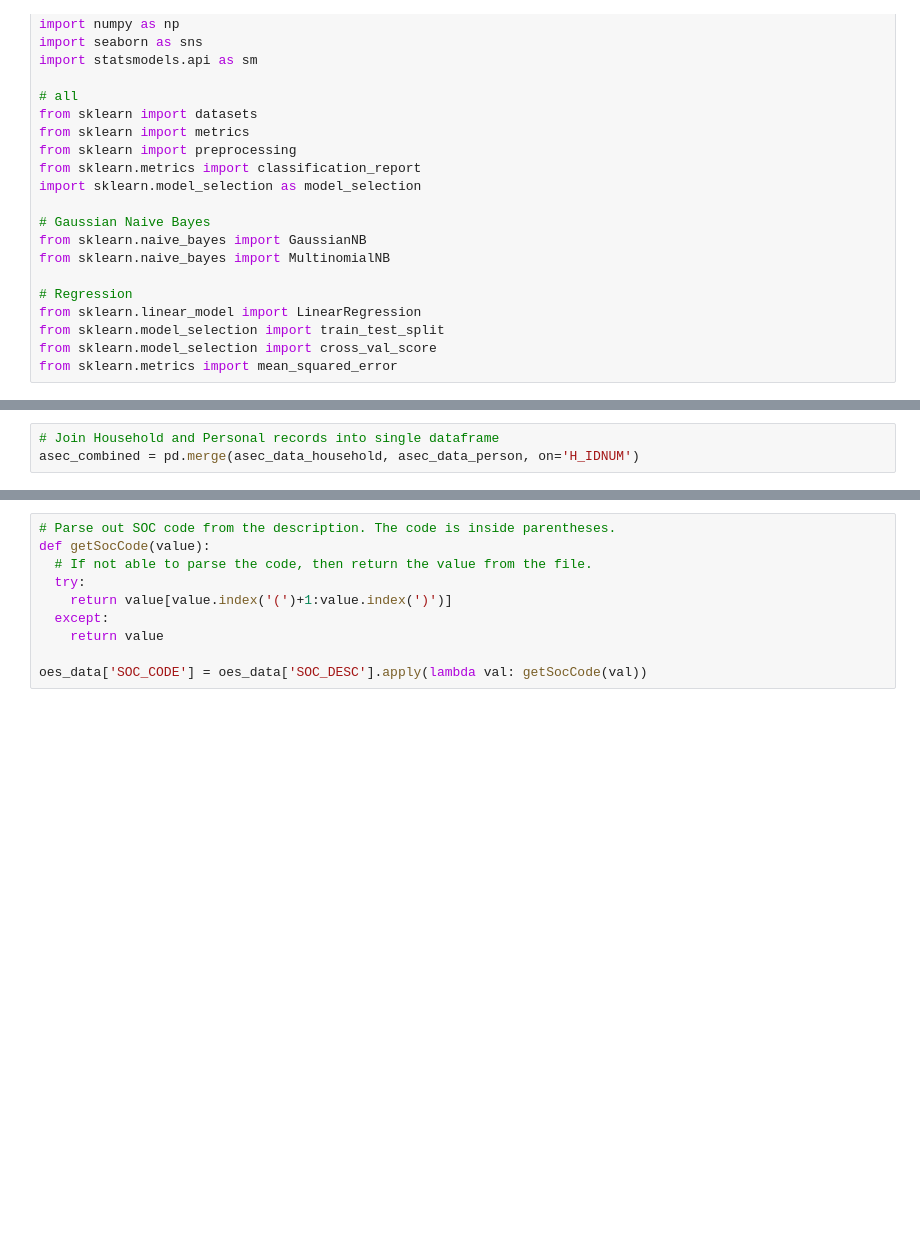
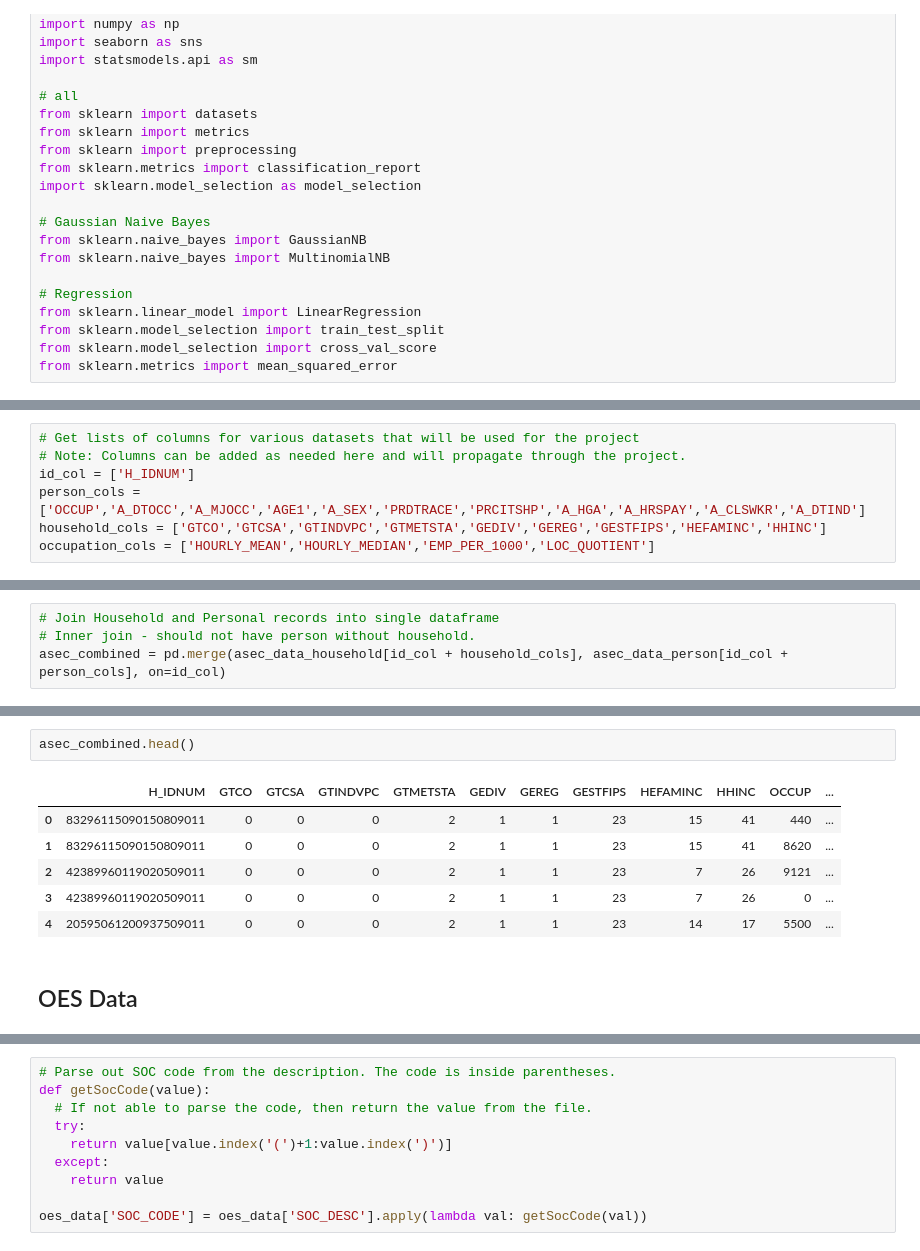
Before and after one commit to cfcastillo/DS-6-Notebooks, a Jupyter notebook: Education_Capstone_MS2.ipynb, the cells around one changed output, grey strips where cells are left out. Cells and saved outputs as stored; diff of their text form; blank space fills up the shorter version.

```diff
--- a/Education_Capstone_MS2.ipynb
+++ b/Education_Capstone_MS2.ipynb
@@ -178,0 +172,7 @@ oes_data = pd.concat(li, axis=0, ignore_index=True)
+# %%
+# Get lists of columns for various datasets that will be used for the project
+# Note: Columns can be added as needed here and will propagate through the project.
+id_col = ['H_IDNUM']
+person_cols = ['OCCUP','A_DTOCC','A_MJOCC','AGE1','A_SEX','PRDTRACE','PRCITSHP','A_HGA','A_HRSPAY','A_CLSWKR','A_DTIND']
+household_cols = ['GTCO','GTCSA','GTINDVPC','GTMETSTA','GEDIV','GEREG','GESTFIPS','HEFAMINC','HHINC']
+occupation_cols = ['HOURLY_MEAN','HOURLY_MEDIAN','EMP_PER_1000','LOC_QUOTIENT']
@@ -242,3 +248,4 @@ asec_data_household[['H_IDNUM','GTCO','GTCSA','GTINDVPC','GTMETSTA','GEDIV','GER
 # %%
 # Join Household and Personal records into single dataframe
-asec_combined = pd.merge(asec_data_household, asec_data_person, on='H_IDNUM')
+# Inner join - should not have person without household.
+asec_combined = pd.merge(asec_data_household[id_col + household_cols], asec_data_person[id_col + person_cols], on=id_col)
@@ -285,2 +273,13 @@ memory usage: 2.9+ MB
+# %%
+asec_combined.head()
+# %% [output]
+|  | H_IDNUM | GTCO | GTCSA | GTINDVPC | GTMETSTA | GEDIV | GEREG | GESTFIPS | HEFAMINC | HHINC | OCCUP | ... |
+| 0 | 83296115090150809011 | 0 | 0 | 0 | 2 | 1 | 1 | 23 | 15 | 41 | 440 | ... |
+| 1 | 83296115090150809011 | 0 | 0 | 0 | 2 | 1 | 1 | 23 | 15 | 41 | 8620 | ... |
+| 2 | 42389960119020509011 | 0 | 0 | 0 | 2 | 1 | 1 | 23 | 7 | 26 | 9121 | ... |
+| 3 | 42389960119020509011 | 0 | 0 | 0 | 2 | 1 | 1 | 23 | 7 | 26 | 0 | ... |
+| 4 | 20595061200937509011 | 0 | 0 | 0 | 2 | 1 | 1 | 23 | 14 | 17 | 5500 | ... |
+# %% [markdown]
+## OES Data
 # %%
 # Shorten column names
```
Also changed, not shown: parts of 57 cells of this notebook.
